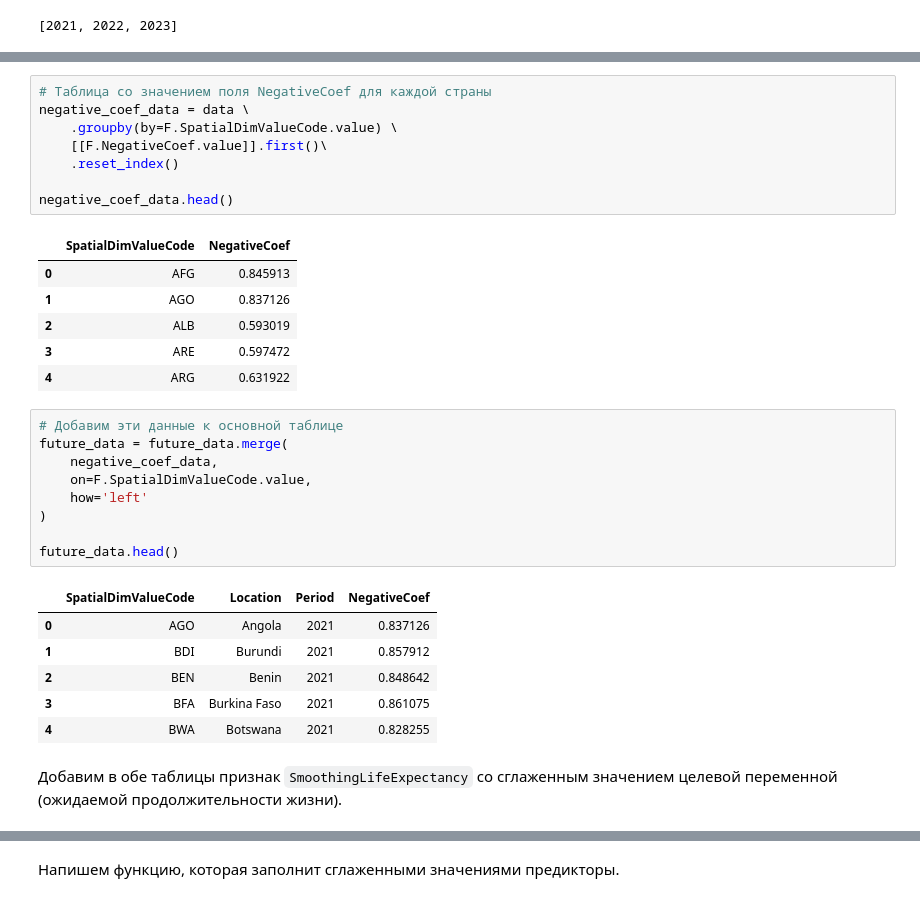
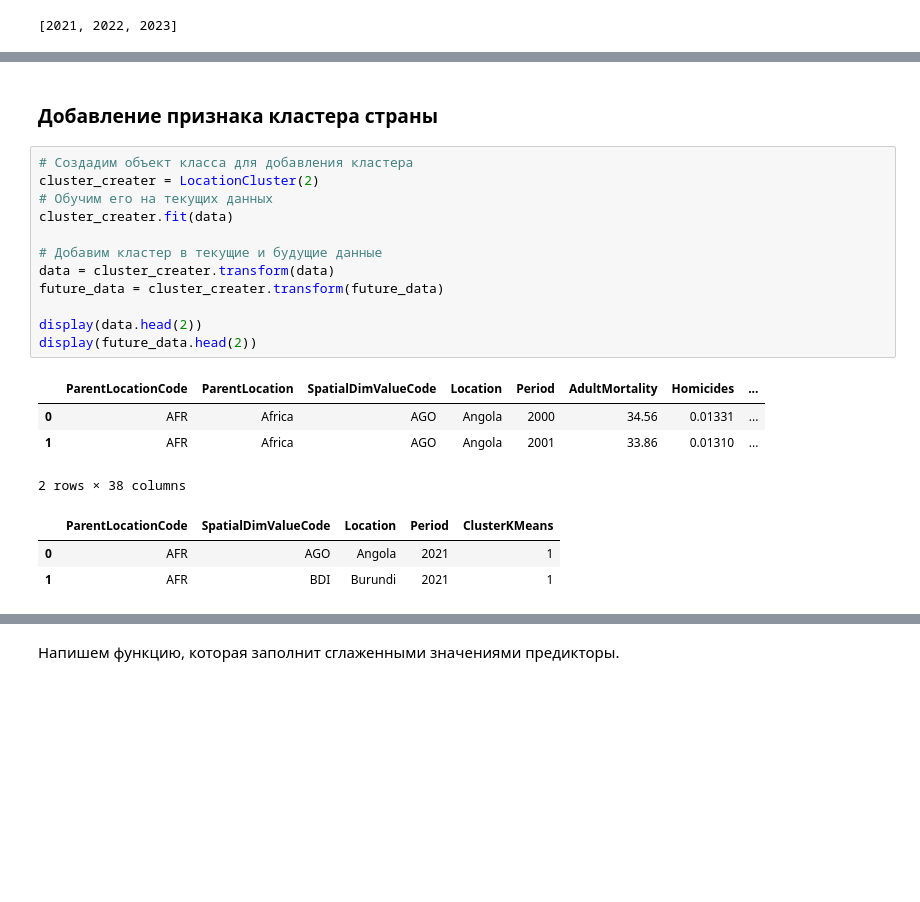
Before and after one commit to experiment0/sf_data_science, a Jupyter notebook: project_9/06_production/01_main.ipynb, the cells around one changed output, grey strips where cells are left out. Cells and saved outputs as stored; diff of their text form; blank space fills up the shorter version.

```diff
--- a/project_9/06_production/01_main.ipynb
+++ b/project_9/06_production/01_main.ipynb
@@ -152,34 +136,22 @@ Name: count, dtype: int64
-# %%
-# Таблица со значением поля NegativeCoef для каждой страны
-negative_coef_data = data \
-    .groupby(by=F.SpatialDimValueCode.value) \
-    [[F.NegativeCoef.value]].first()\
-    .reset_index()
-
-negative_coef_data.head()
-# %% [output]
-|  | SpatialDimValueCode | NegativeCoef |
-| 0 | AFG | 0.845913 |
-| 1 | AGO | 0.837126 |
-| 2 | ALB | 0.593019 |
-| 3 | ARE | 0.597472 |
-| 4 | ARG | 0.631922 |
-# %%
-# Добавим эти данные к основной таблице
-future_data = future_data.merge(
-    negative_coef_data,
-    on=F.SpatialDimValueCode.value,
-    how='left'
-)
-
-future_data.head()
-# %% [output]
-|  | SpatialDimValueCode | Location | Period | NegativeCoef |
-| 0 | AGO | Angola | 2021 | 0.837126 |
-| 1 | BDI | Burundi | 2021 | 0.857912 |
-| 2 | BEN | Benin | 2021 | 0.848642 |
-| 3 | BFA | Burkina Faso | 2021 | 0.861075 |
-| 4 | BWA | Botswana | 2021 | 0.828255 |
-# %% [markdown]
-Добавим в обе таблицы признак `SmoothingLifeExpectancy` со сглаженным значением целевой переменной \
-(ожидаемой продолжительности жизни).
+# %% [markdown]
+### Добавление признака кластера страны
+# %%
+# Создадим объект класса для добавления кластера
+cluster_creater = LocationCluster(2)
+# Обучим его на текущих данных
+cluster_creater.fit(data)
+
+# Добавим кластер в текущие и будущие данные
+data = cluster_creater.transform(data)
+future_data = cluster_creater.transform(future_data)
+
+display(data.head(2))
+display(future_data.head(2))
+# %% [output]
+|  | ParentLocationCode | ParentLocation | SpatialDimValueCode | Location | Period | AdultMortality | Homicides | ... |
+| 0 | AFR | Africa | AGO | Angola | 2000 | 34.56 | 0.01331 | ... |
+| 1 | AFR | Africa | AGO | Angola | 2001 | 33.86 | 0.01310 | ... |
+2 rows × 38 columns
+|  | ParentLocationCode | SpatialDimValueCode | Location | Period | ClusterKMeans |
+| 0 | AFR | AGO | Angola | 2021 | 1 |
+| 1 | AFR | BDI | Burundi | 2021 | 1 |
```
Also changed, not shown: parts of 23 cells of this notebook, 5 other files.
